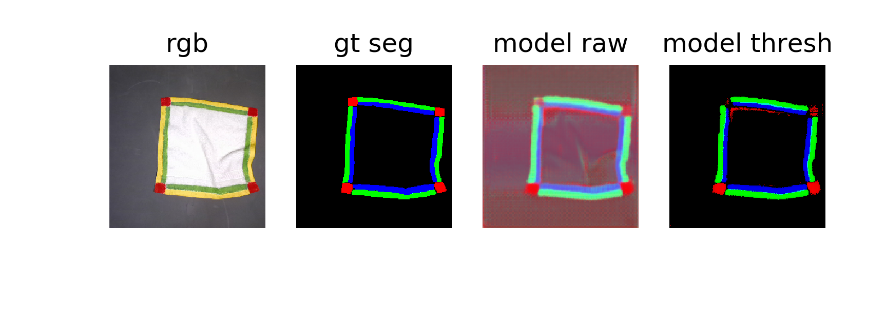
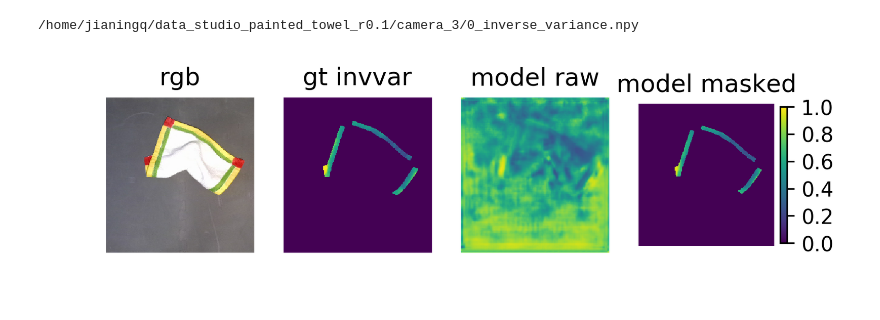
Before and after one commit to thomasweng15/cloth-region-seg-training, a Jupyter notebook: visualize.ipynb, the cells around one changed output. Cells and saved outputs as stored; diff of their text form; code cells hidden in the pictures.

Commit message:
Add preprocessing, uncertainty network training

```diff
--- a/visualize.ipynb
+++ b/visualize.ipynb
@@ -257,14 +229,22 @@ class Visualizer:
 # %%
-model_id = 271
-epoch = 160
-pretrained_model = "/media/ExtraDrive2/jianingq/train_runs/dbg/%d/chkpnts/dbg%d_epoch%d" % (model_id, model_id, epoch)
-# pretrained_model = "/media/ExtraDrive2/jianingq/models_towel/dbg2_epoch_240"
-datapath = "/home/jianingq/data_8singleim/camera_3"
-t = Test(model_path=pretrained_model, n_features=6)
-v = Visualizer(datapath)
-# v.prob_map(model=t)
-# v.prob_map(i=4556, model=t)
-v.prob_map(i=0, model=t)
-# v.outer_inner_corresp(0)
+# model_id = 31
+# epoch = 120
+# # pretrained_model = "/media/ExtraDrive2/jianingq/train_runs/dbg/%d/chkpnts/dbg%d_epoch%d" % (model_id, model_id, epoch)
+# pretrained_model = "/media/ExtraDrive2/jianingq/train_runs/%d/chkpnts/%d_epoch%d" % (model_id, model_id, epoch)
+# # pretrained_model = "/media/ExtraDrive2/jianingq/models_towel/dbg2_epoch_240"
+# datapath = "/home/jianingq/data_8singleim/camera_3"
+# t = Run(model_path=pretrained_model, n_features=3)
+# v = Visualizer(datapath)
+# v.seg_output(i=0, model=t)
+
+model_id = 130
+epoch = 240
+pretrained_model = "/media/ExtraDrive2/jianingq/train_runs/%d/chkpnts/%d_epoch%d" % (model_id, model_id, epoch)
+datapath = "/home/jianingq/data_studio_painted_towel_r0.1/camera_3"
+t1 = Run(model_path=pretrained_model, n_features=1)
+v1 = Visualizer(datapath)
+v1.var_output(i=0, model=t1)
+# v1.sample_dataset()
 # %% [output]
+/home/jianingq/data_studio_painted_towel_r0.1/camera_3/0_inverse_variance.npy
-[figure, old version]
+[figure, new version]
```
Also changed, not shown: parts of 2 cells of this notebook, 11 other files.
